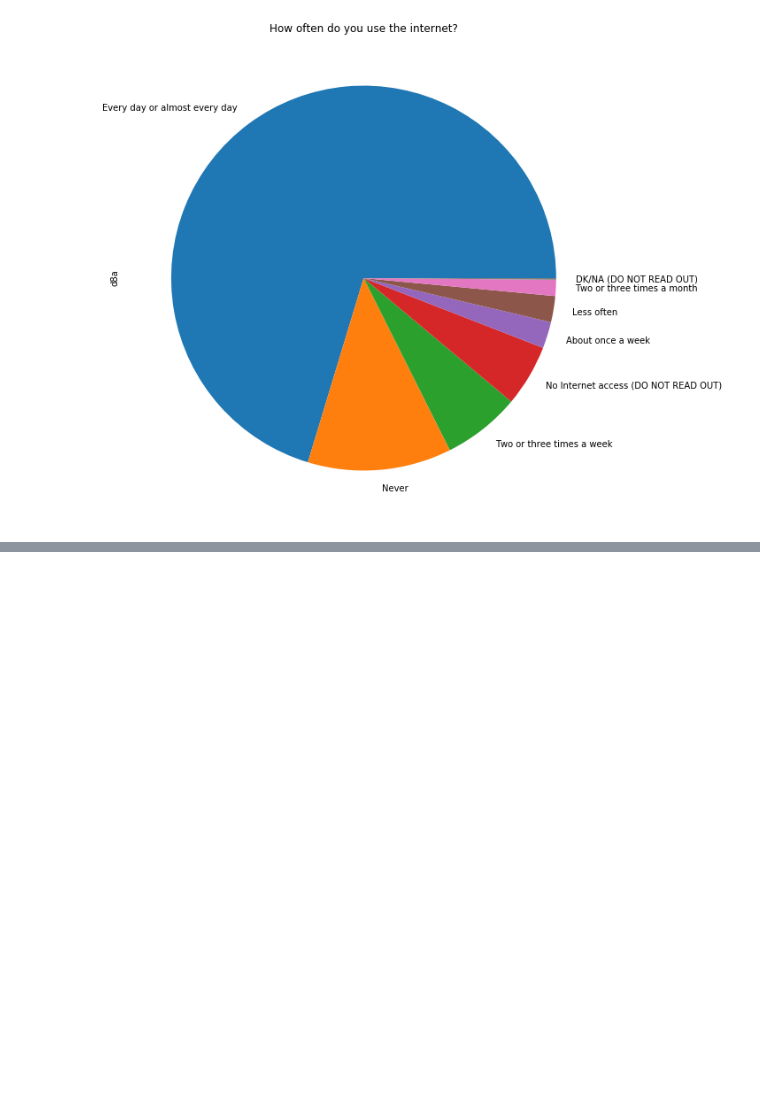
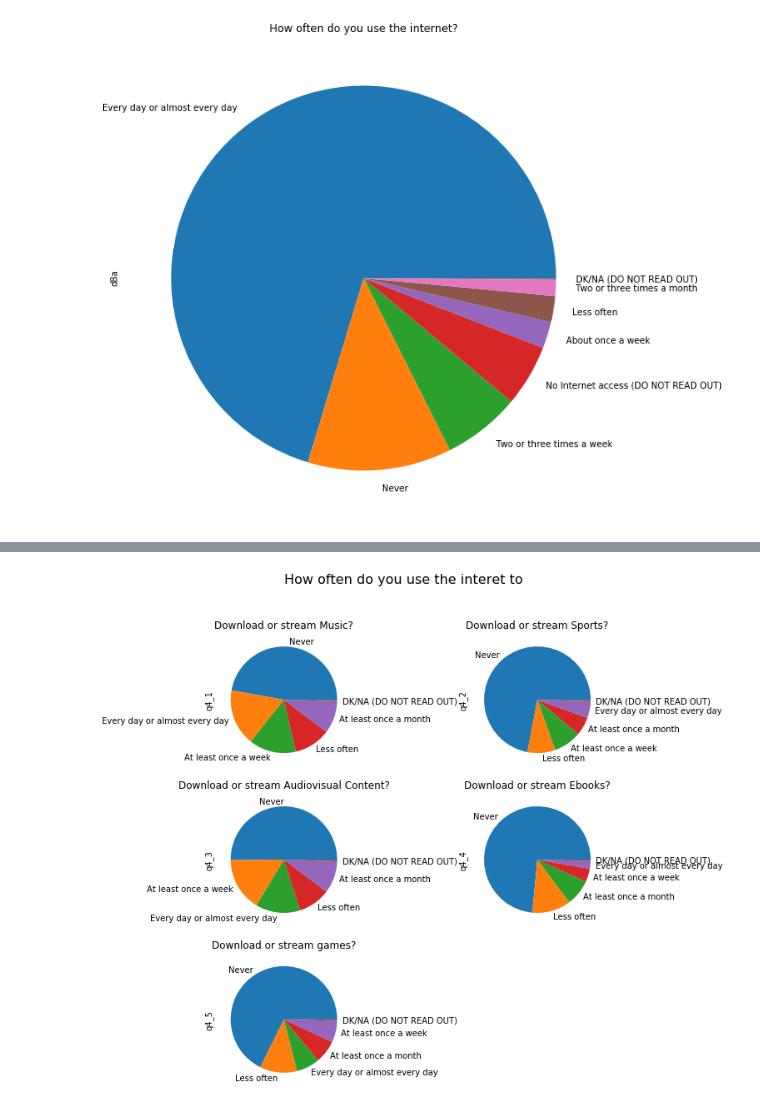
Before and after one commit to rpj12/SIM213-Geoblocking, a Jupyter notebook: Project SIM 213.ipynb, the cells around one changed output, grey strips where cells are left out. Cells and saved outputs as stored; diff of their text form; code cells hidden in the pictures; blank space fills up the shorter version.

```diff
--- a/Project SIM 213.ipynb
+++ b/Project SIM 213.ipynb
@@ -99,0 +151,22 @@ KeyError: 'q4.1'
+# %%
+pieDownload_Stream_music = database['q4_1'].value_counts();
+pieDownload_Stream_sports = database['q4_2'].value_counts()
+pieDownload_Stream_audiovis = database['q4_3'].value_counts();
+pieDownload_Stream_ebooks = database['q4_4'].value_counts();
+pieDownload_Stream_gaming = database['q4_5'].value_counts();
+
+fig = plt.figure()
+fig.suptitle('How often do you use the interet to', fontsize=16)
+q4_1 = plt.subplot(321);
+q4_2 = plt.subplot(322);
+q4_3 = plt.subplot(323);
+q4_4 = plt.subplot(324);
+q4_5 = plt.subplot(325);
+
+q4_1 = pieDownload_Stream_music.plot.pie(title = 'Download or stream Music?', ax=q4_1, figsize=(10,10));
+q4_2 = pieDownload_Stream_sports.plot.pie(title = 'Download or stream Sports?', ax=q4_2, figsize=(10,10));
+q4_3 = pieDownload_Stream_audiovis.plot.pie(title = 'Download or stream Audiovisual Content?', ax=q4_3, figsize=(10,10));
+q4_4 = pieDownload_Stream_ebooks.plot.pie(title = 'Download or stream Ebooks?', ax=q4_4, figsize=(10,10));
+q4_5 = pieDownload_Stream_gaming.plot.pie(title = 'Download or stream games?', ax=q4_5, figsize=(10,10));
+# %% [output]
+[figure, added]
```
Also changed, not shown: parts of 6 cells of this notebook.
